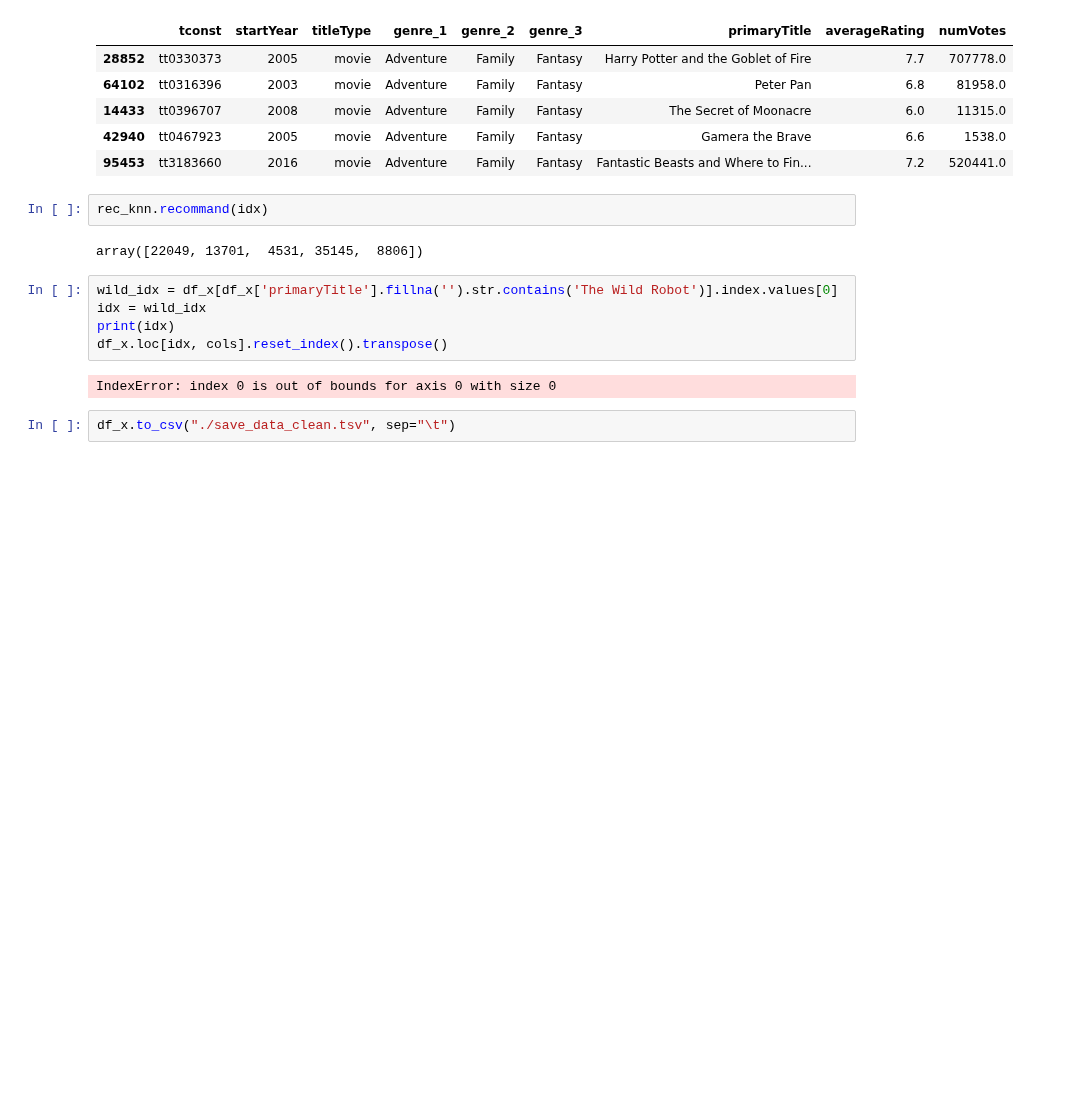
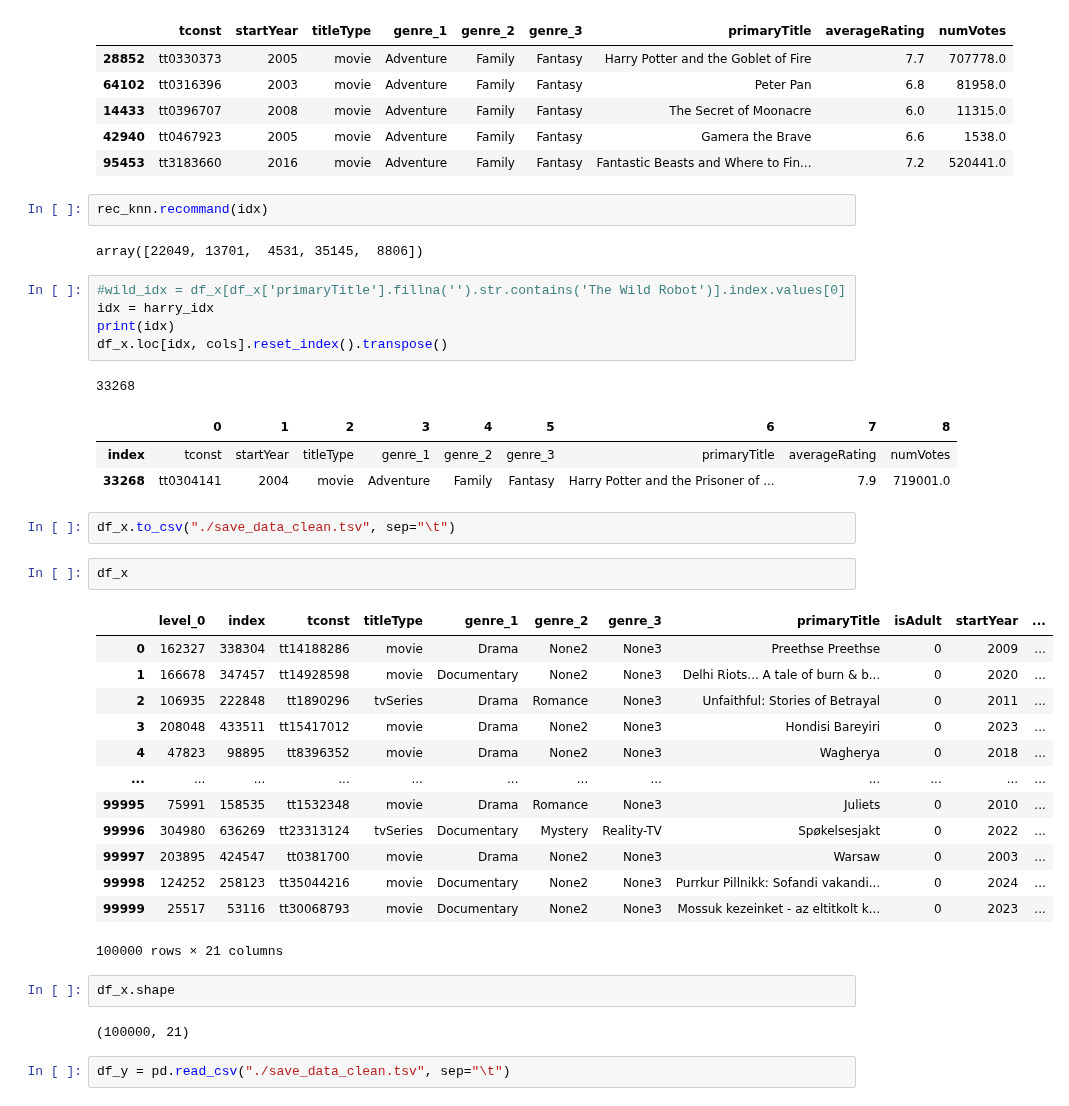
Before and after one commit to data-IA-2024/netfloox-recommandation-gr3, a Jupyter notebook: Recommandation.ipynb, the cells around one changed output. Cells and saved outputs as stored; diff of their text form; blank space fills up the shorter version.

```diff
--- a/Recommandation.ipynb
+++ b/Recommandation.ipynb
@@ -362,11 +362,36 @@ rec_knn.recommand(idx)
 # %% [output]
 array([22049, 13701,  4531, 35145,  8806])
 # %%
-wild_idx = df_x[df_x['primaryTitle'].fillna('').str.contains('The Wild Robot')].index.values[0]
-idx = wild_idx
+#wild_idx = df_x[df_x['primaryTitle'].fillna('').str.contains('The Wild Robot')].index.values[0]
+idx = harry_idx
 print(idx)
 df_x.loc[idx, cols].reset_index().transpose()
 # %% [output]
-IndexError: index 0 is out of bounds for axis 0 with size 0
+33268
+|  | 0 | 1 | 2 | 3 | 4 | 5 | 6 | 7 | 8 |
+| index | tconst | startYear | titleType | genre_1 | genre_2 | genre_3 | primaryTitle | averageRating | numVotes |
+| 33268 | tt0304141 | 2004 | movie | Adventure | Family | Fantasy | Harry Potter and the Prisoner of ... | 7.9 | 719001.0 |
 # %%
 df_x.to_csv("./save_data_clean.tsv", sep="\t")
+# %%
+df_x
+# %% [output]
+|  | level_0 | index | tconst | titleType | genre_1 | genre_2 | genre_3 | primaryTitle | isAdult | startYear | ... |
+| 0 | 162327 | 338304 | tt14188286 | movie | Drama | None2 | None3 | Preethse Preethse | 0 | 2009 | ... |
+| 1 | 166678 | 347457 | tt14928598 | movie | Documentary | None2 | None3 | Delhi Riots... A tale of burn & b... | 0 | 2020 | ... |
+| 2 | 106935 | 222848 | tt1890296 | tvSeries | Drama | Romance | None3 | Unfaithful: Stories of Betrayal | 0 | 2011 | ... |
+| 3 | 208048 | 433511 | tt15417012 | movie | Drama | None2 | None3 | Hondisi Bareyiri | 0 | 2023 | ... |
+| 4 | 47823 | 98895 | tt8396352 | movie | Drama | None2 | None3 | Wagherya | 0 | 2018 | ... |
+| ... | ... | ... | ... | ... | ... | ... | ... | ... | ... | ... | ... |
+| 99995 | 75991 | 158535 | tt1532348 | movie | Drama | Romance | None3 | Juliets | 0 | 2010 | ... |
+| 99996 | 304980 | 636269 | tt23313124 | tvSeries | Documentary | Mystery | Reality-TV | Spøkelsesjakt | 0 | 2022 | ... |
+| 99997 | 203895 | 424547 | tt0381700 | movie | Drama | None2 | None3 | Warsaw | 0 | 2003 | ... |
+| 99998 | 124252 | 258123 | tt35044216 | movie | Documentary | None2 | None3 | Purrkur Pillnikk: Sofandi vakandi... | 0 | 2024 | ... |
+| 99999 | 25517 | 53116 | tt30068793 | movie | Documentary | None2 | None3 | Mossuk kezeinket - az eltitkolt k... | 0 | 2023 | ... |
+100000 rows × 21 columns
+# %%
+df_x.shape
+# %% [output]
+(100000, 21)
+# %%
+df_y = pd.read_csv("./save_data_clean.tsv", sep="\t")
```
Also changed, not shown: parts of 7 cells of this notebook.
